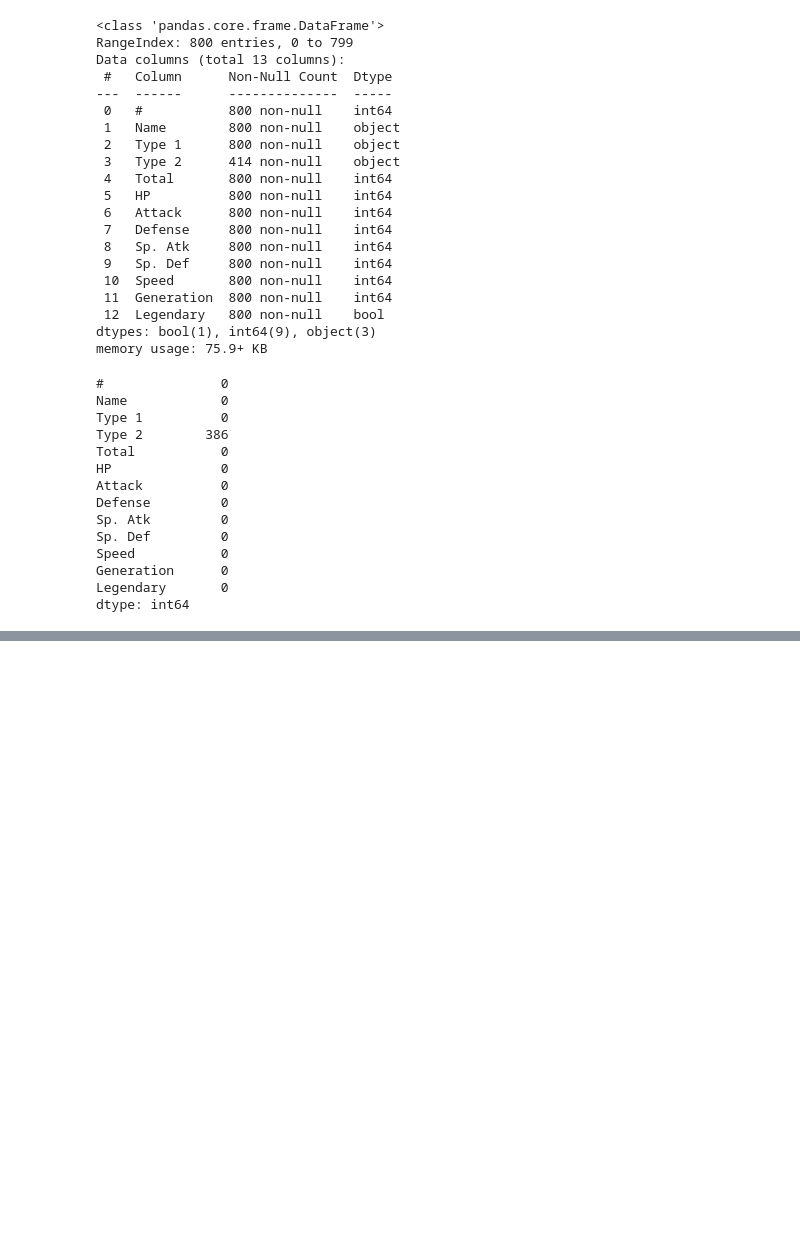
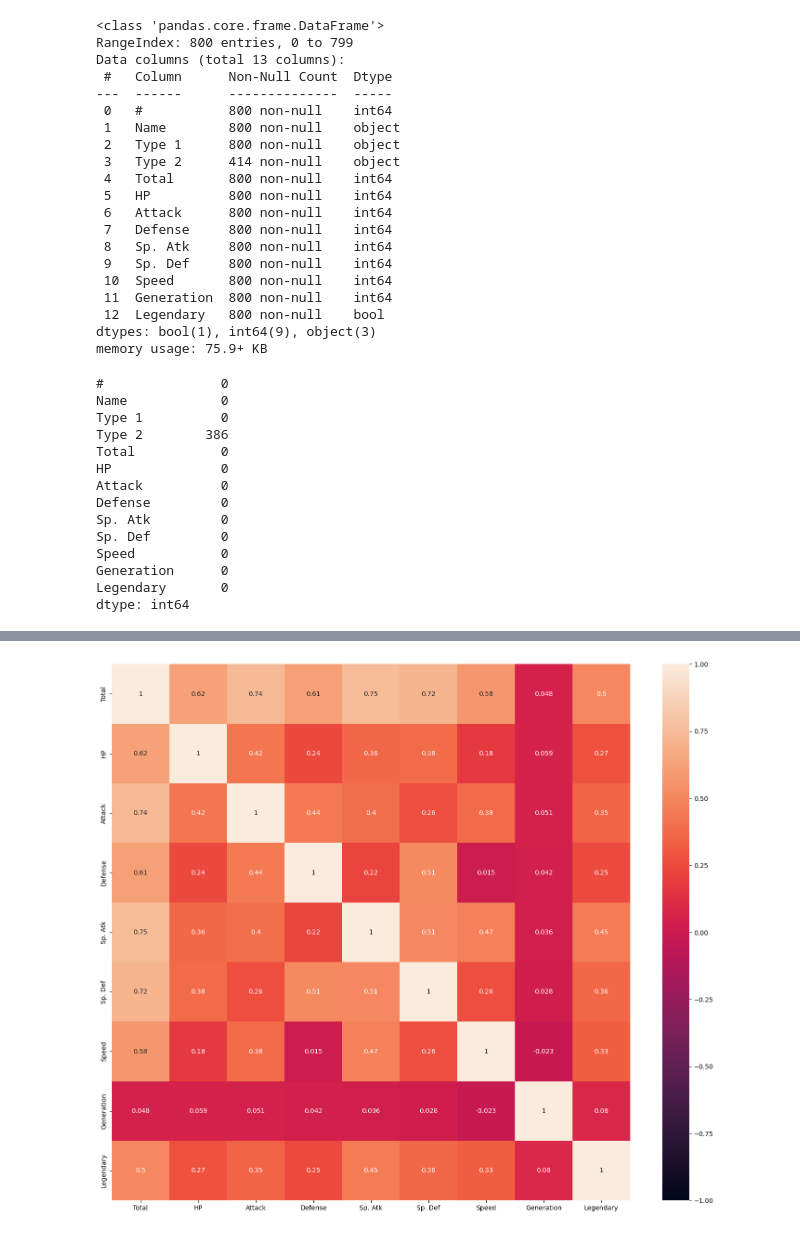
Before and after one commit to oleg-ggmon/data-analysis-project, a Jupyter notebook: poke_jupyter.ipynb, the cells around one changed output, grey strips where cells are left out. Cells and saved outputs as stored; diff of their text form; code cells hidden in the pictures; blank space fills up the shorter version.

Commit message:
adding plot and heatmap

```diff
--- a/poke_jupyter.ipynb
+++ b/poke_jupyter.ipynb
@@ -87,3 +87,5 @@ Speed           0
 Generation      0
 Legendary       0
 dtype: int64
+# %%
+data_raw = data_raw.drop(['#', 'Name', 'Type 2'], axis=1)
@@ -89,0 +108,2 @@ dtype: int64
+# %%
+data_raw['Legendary'] = data_raw['Legendary'].astype(np.int_)
@@ -89,0 +152,3 @@ dtype: int64
+# %%
+numeric_columns = data_raw.drop('Type 1', axis=1).columns
+numeric_columns
@@ -89,0 +159,3 @@ dtype: int64
+# %%
+correlation_matrix = data[numeric_columns].corr()
+correlation_matrix
@@ -89,0 +173,7 @@ dtype: int64
+# %%
+# generating a plot with heatmap between columns
+plt.figure(figsize=(18,15))
+sns.heatmap(correlation_matrix, annot=True, vmin=-1.0, vmax=1.0)
+plt.show()
+# %% [output]
+[figure, added]
```
Also changed, not shown: parts of 27 cells of this notebook, 1 other file.
